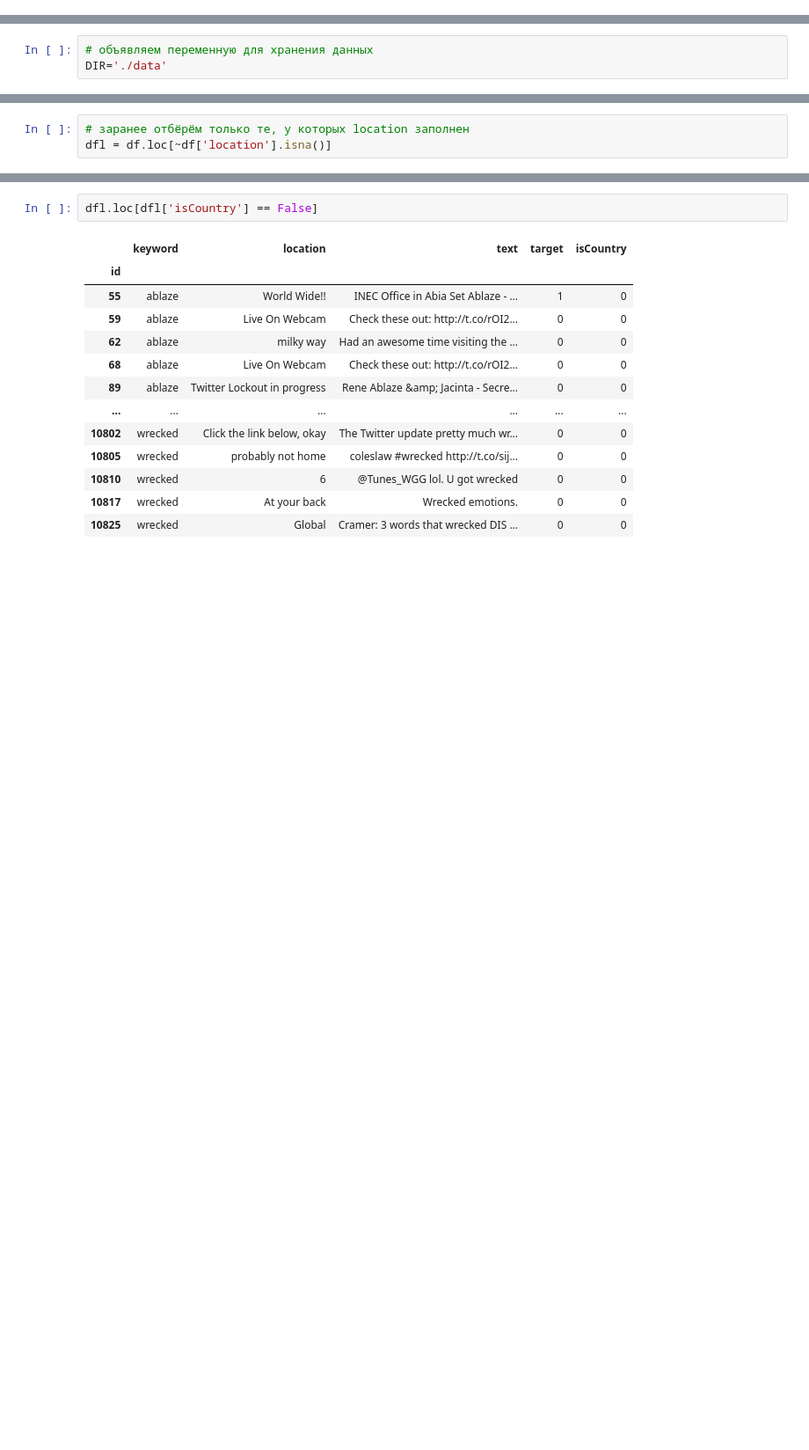
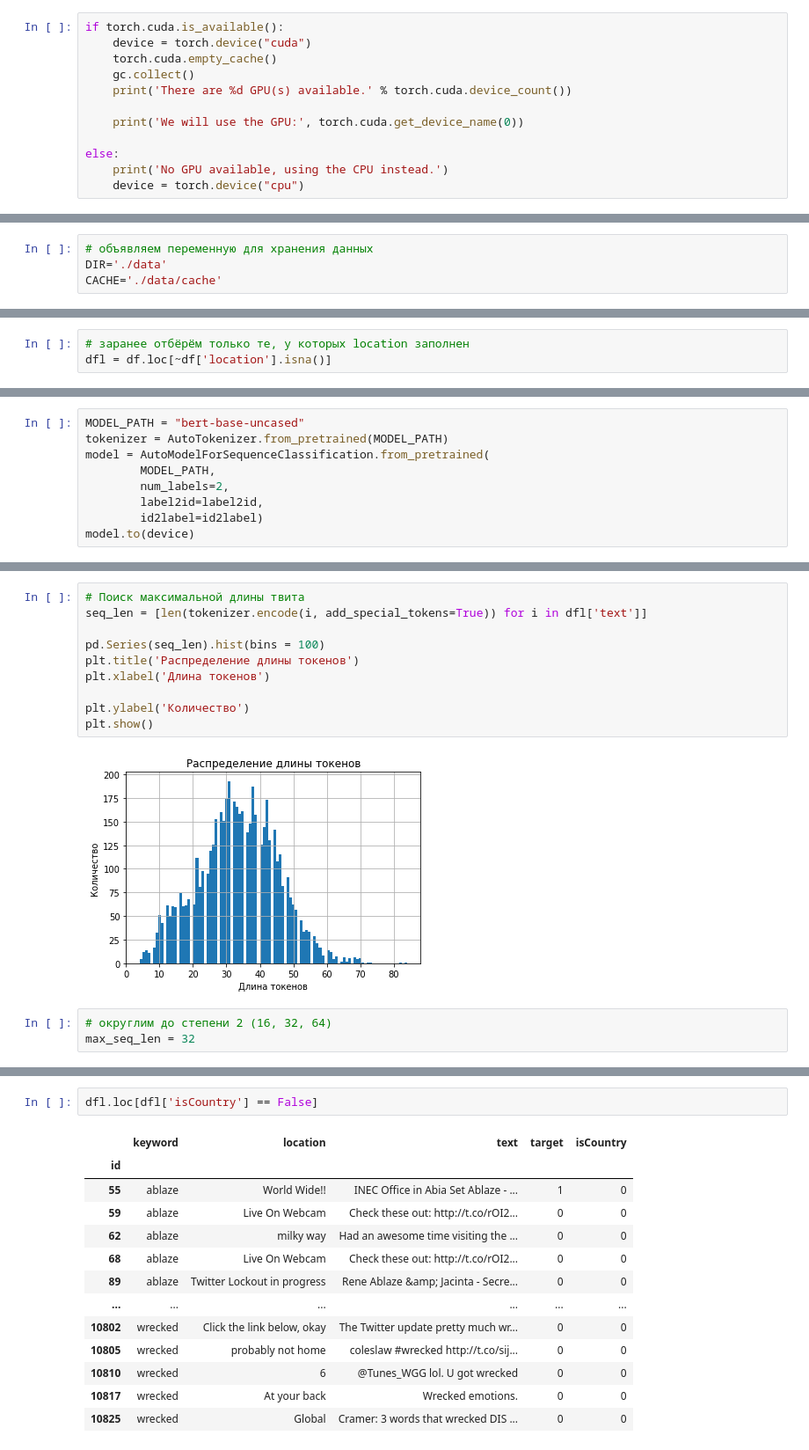
Before and after one commit to akrasnov87/natural-language-processing-with-disaster-tweets, a Jupyter notebook: main.ipynb, the cells around one changed output, grey strips where cells are left out. Shown: that part at 88% size. Cells and saved outputs as stored; diff of their text form; blank space fills up the shorter version.

```diff
--- a/main.ipynb
+++ b/main.ipynb
@@ -28,3 +28,15 @@ from catboost import CatBoostClassifier
 from torch.utils.data import Dataset
 from torch.utils.data import DataLoader
 from datasets import Dataset, load_metric
+# %%
+if torch.cuda.is_available():
+    device = torch.device("cuda")
+    torch.cuda.empty_cache()
+    gc.collect()
+    print('There are %d GPU(s) available.' % torch.cuda.device_count())
+
+    print('We will use the GPU:', torch.cuda.get_device_name(0))
+
+else:
+    print('No GPU available, using the CPU instead.')
+    device = torch.device("cpu")
@@ -31,6 +45,7 @@ from datasets import Dataset, load_metric
 # %%
 # объявляем переменную для хранения данных
 DIR='./data'
+CACHE='./data/cache'
 # %%
 df = pd.read_csv(f'{DIR}/train.csv', index_col='id')
 
@@ -115,0 +158,9 @@ See the caveats in the documentation: https://pandas.pydata.org/pandas-docs/stab
+# %%
+MODEL_PATH = "bert-base-uncased"
+tokenizer = AutoTokenizer.from_pretrained(MODEL_PATH)
+model = AutoModelForSequenceClassification.from_pretrained(
+        MODEL_PATH,
+        num_labels=2,
+        label2id=label2id,
+        id2label=id2label)
+model.to(device)
@@ -115,0 +187,15 @@ See the caveats in the documentation: https://pandas.pydata.org/pandas-docs/stab
+# %%
+# Поиск максимальной длины твита
+seq_len = [len(tokenizer.encode(i, add_special_tokens=True)) for i in dfl['text']]
+
+pd.Series(seq_len).hist(bins = 100)
+plt.title('Распределение длины токенов')
+plt.xlabel('Длина токенов')
+
+plt.ylabel('Количество')
+plt.show()
+# %% [output]
+[figure, added]
+# %%
+# округлим до степени 2 (16, 32, 64)
+max_seq_len = 32
```
Also changed, not shown: parts of 30 cells of this notebook.
